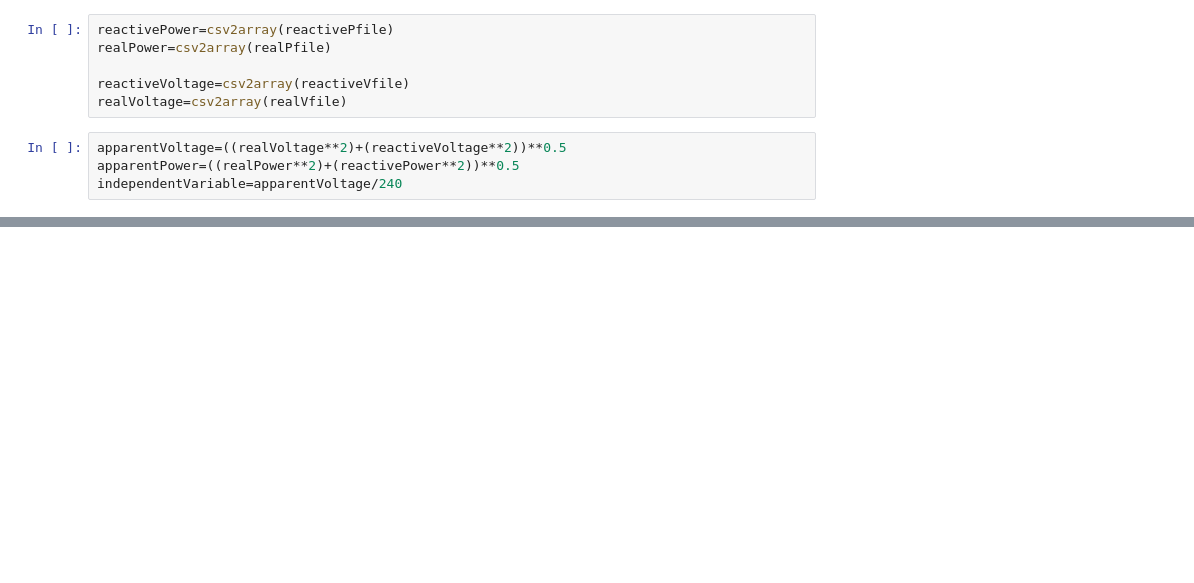
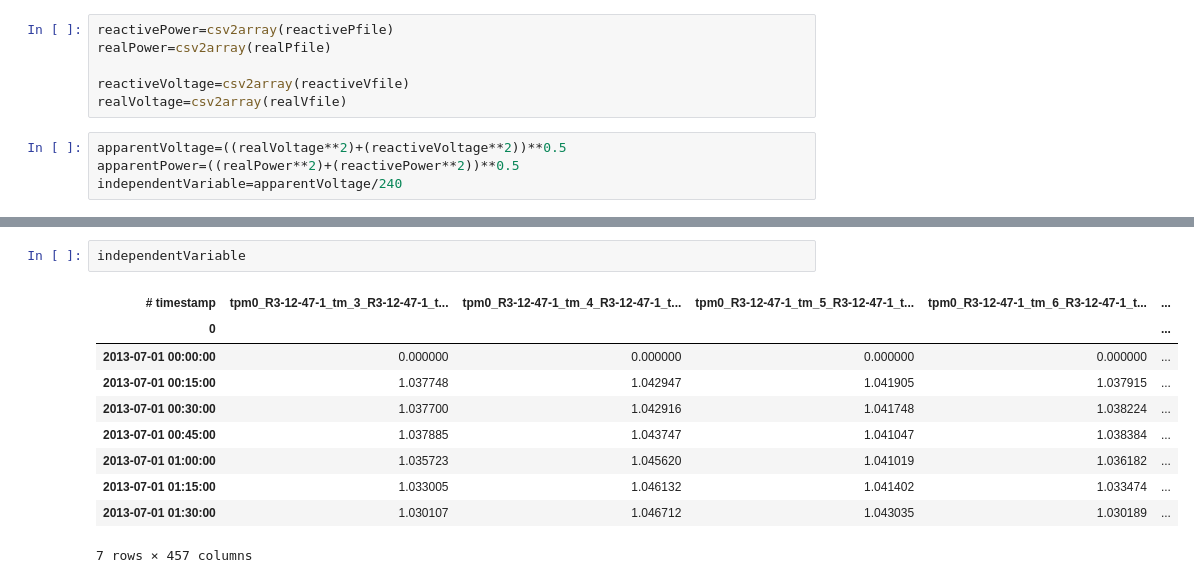
Before and after one commit to GRIDAPPSD/GOSS-GridAPPS-D, a Jupyter notebook: applications/python/pyVVO/ami2zip/amiZip.ipynb, the cells around one changed output, grey strips where cells are left out. Cells and saved outputs as stored; diff of their text form; blank space fills up the shorter version.

```diff
--- a/applications/python/pyVVO/ami2zip/amiZip.ipynb
+++ b/applications/python/pyVVO/ami2zip/amiZip.ipynb
@@ -142,0 +169,13 @@ independentVariable=apparentVoltage/240
+# %%
+independentVariable
+# %% [output]
+| # timestamp | tpm0_R3-12-47-1_tm_3_R3-12-47-1_t... | tpm0_R3-12-47-1_tm_4_R3-12-47-1_t... | tpm0_R3-12-47-1_tm_5_R3-12-47-1_t... | tpm0_R3-12-47-1_tm_6_R3-12-47-1_t... | ... |
+| 0 |  |  |  |  | ... |
+| 2013-07-01 00:00:00 | 0.000000 | 0.000000 | 0.000000 | 0.000000 | ... |
+| 2013-07-01 00:15:00 | 1.037748 | 1.042947 | 1.041905 | 1.037915 | ... |
+| 2013-07-01 00:30:00 | 1.037700 | 1.042916 | 1.041748 | 1.038224 | ... |
+| 2013-07-01 00:45:00 | 1.037885 | 1.043747 | 1.041047 | 1.038384 | ... |
+| 2013-07-01 01:00:00 | 1.035723 | 1.045620 | 1.041019 | 1.036182 | ... |
+| 2013-07-01 01:15:00 | 1.033005 | 1.046132 | 1.041402 | 1.033474 | ... |
+| 2013-07-01 01:30:00 | 1.030107 | 1.046712 | 1.043035 | 1.030189 | ... |
+7 rows × 457 columns
```
Also changed, not shown: parts of 2 cells of this notebook.
